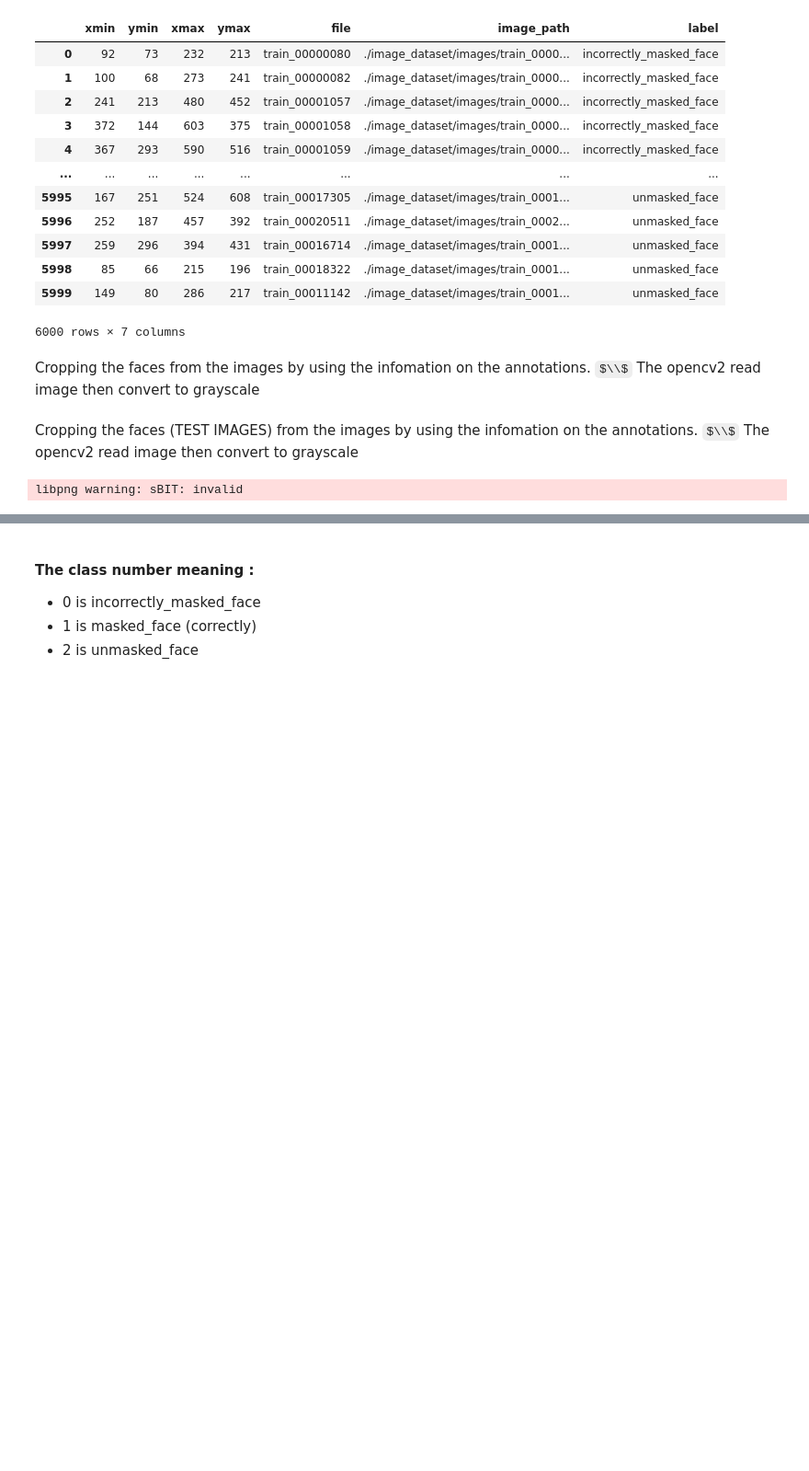
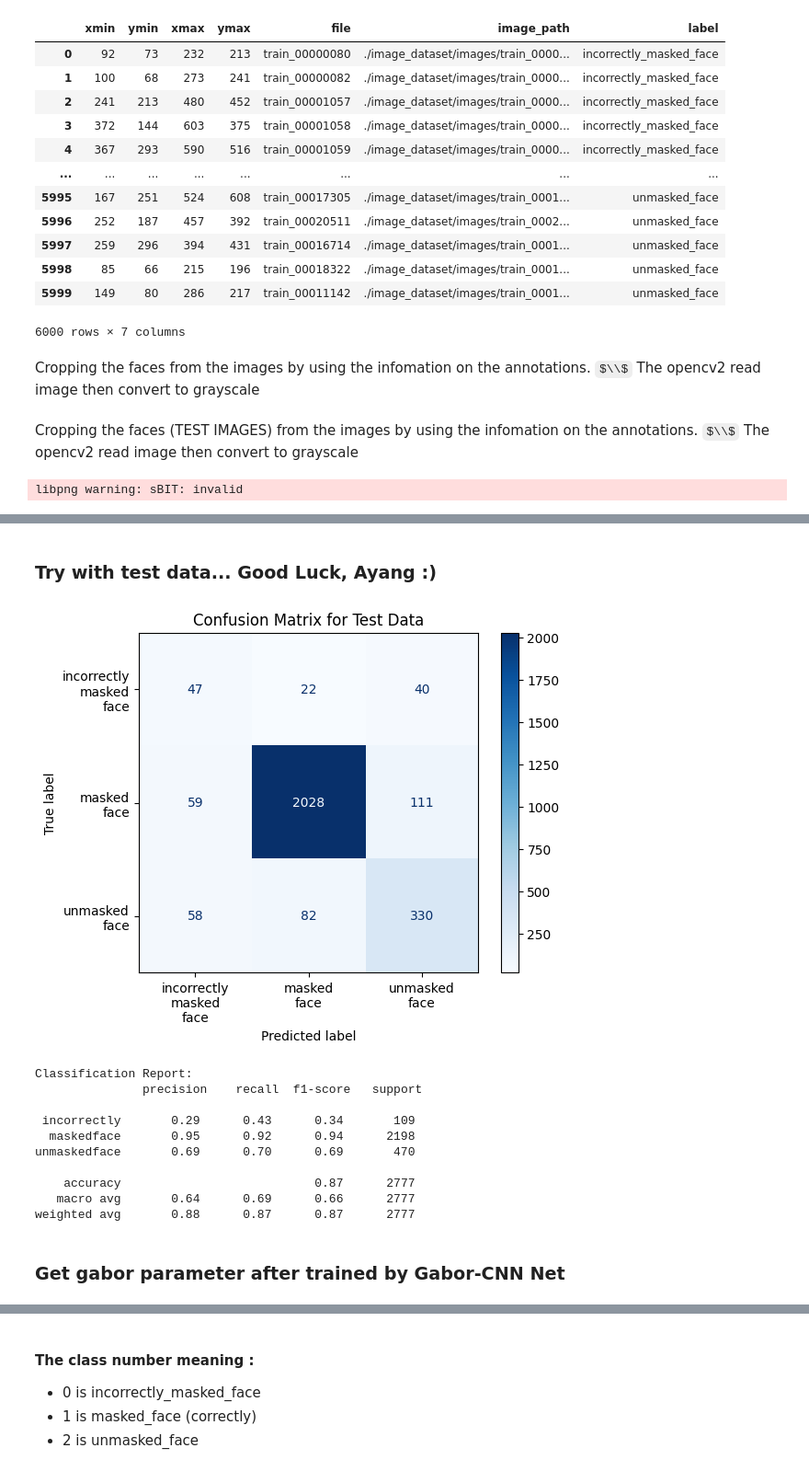
Before and after one commit to rizqisubeno/face_masked_gabor_classification, a Jupyter notebook: face_mask_gabor.ipynb, the cells around one changed output, grey strips where cells are left out. Shown at 92% size. Drawn from its saved outputs; the diff is of its cells as text; code cells hidden in the pictures; some formulas as TeX source; blank space fills up the shorter version.

Commit message:
try GaborNet

```diff
--- a/face_mask_gabor.ipynb
+++ b/face_mask_gabor.ipynb
@@ -664,0 +826,47 @@ X_test, y_test = dataloader_to_numpy(test_dataloader)
+# %% [markdown]
+### Try with test data... Good Luck, Ayang :)
+# %%
+# from sklearn.metrics import confusion_matrix, ConfusionMatrixDisplay
+# from sklearn.metrics import classification_report
+
+# Set the model to evaluation mode
+myModel.eval()
+
+# Initialize lists to store true labels and predictions
+true_labels = []
+predictions = []
+
+# Disable gradient calculation for inference
+with th.no_grad():
+    for data, label in test_dataloader:
+        data, label = data.to(device), label.to(device)
+        output = myModel(data)
+        _, predicted = th.max(output, 1)
+        true_labels.extend(label.cpu().numpy())
+        predictions.extend(predicted.cpu().numpy())
+
+# Compute the confusion matrix
+cm = confusion_matrix(true_labels, predictions)
+
+# Display the confusion matrix
+disp = ConfusionMatrixDisplay(confusion_matrix=cm, display_labels=['incorrectly\nmasked\nface', 'masked\nface', 'unmasked\nface'])
+disp.plot(cmap=plt.cm.Blues)
+plt.title('Confusion Matrix for Test Data')
+plt.show()
+# Generate the classification report
+report = classification_report(true_labels, predictions, target_names=['incorrectly', 'maskedface', 'unmaskedface'])
+print("Classification Report:\n", report)
+# %% [output]
+[figure, added]
+Classification Report:
+               precision    recall  f1-score   support
+
+ incorrectly       0.29      0.43      0.34       109
+  maskedface       0.95      0.92      0.94      2198
+unmaskedface       0.69      0.70      0.69       470
+
+    accuracy                           0.87      2777
+   macro avg       0.64      0.69      0.66      2777
+weighted avg       0.88      0.87      0.87      2777
+# %% [markdown]
+### Get gabor parameter after trained by Gabor-CNN Net
```
Also changed, not shown: parts of 21 cells of this notebook.
